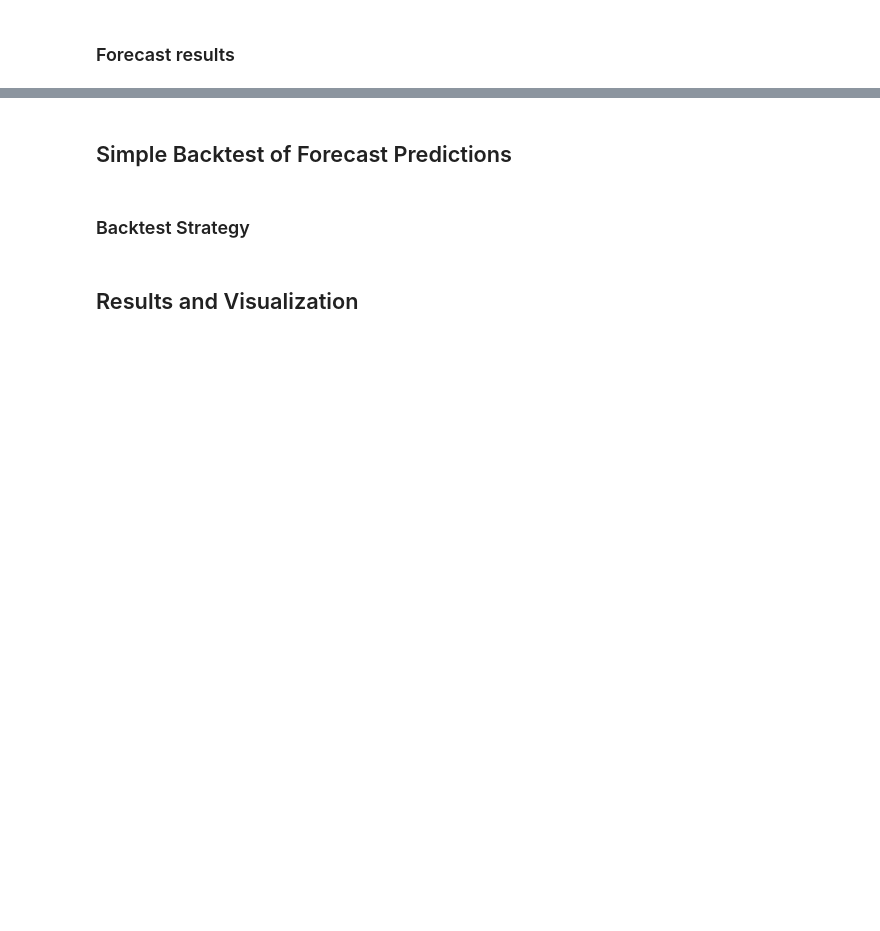
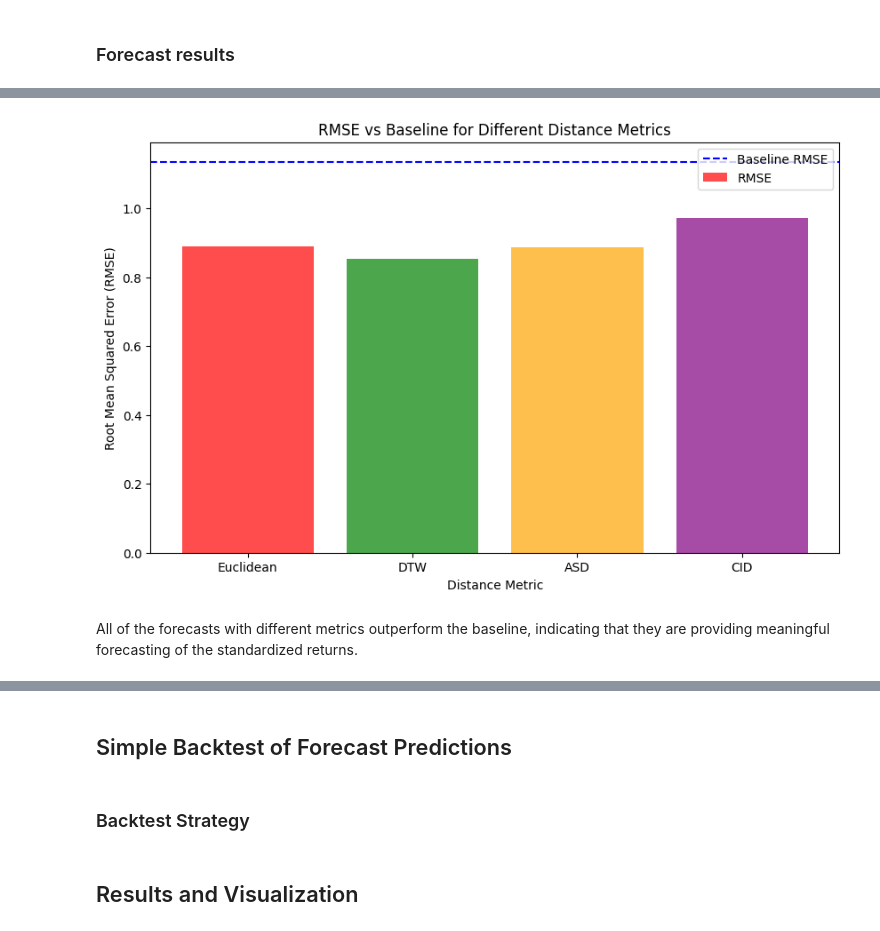
Before and after one commit to Kristofferjoha/Dynamic-Time-Patterns, a Jupyter notebook: Dynamic_Time_Patterns.ipynb, the cells around one changed output, grey strips where cells are left out. Cells and saved outputs as stored; diff of their text form; code cells hidden in the pictures; blank space fills up the shorter version.

```diff
--- a/Dynamic_Time_Patterns.ipynb
+++ b/Dynamic_Time_Patterns.ipynb
@@ -671,0 +910,24 @@ Time
+# %%
+def calculate_rmse(actual, predicted):
+    # First, calculate MSE
+    total_error = 0
+    for i in range(len(actual)):
+        total_error += (actual[i] - predicted[i]) ** 2
+
+    mse = total_error / len(actual)
+
+    # Take the square root of MSE to get RMSE
+    rmse = math.sqrt(mse)
+    return rmse
+
+# Calculate RMSE for each of the predictions
+rmse_euc = calculate_rmse(y_actual, y_pred_euc)
+rmse_dtw = calculate_rmse(y_actual, y_pred_dtw)
+rmse_asd = calculate_rmse(y_actual, y_pred_asd)
+rmse_cid = calculate_rmse(y_actual, y_pred_cid)
+
+# Print the RMSE results
+print(f"Root Mean Squared Error (RMSE) - Euclidean: {rmse_euc}")
+print(f"Root Mean Squared Error (RMSE) - DTW: {rmse_dtw}")
+print(f"Root Mean Squared Error (RMSE) - ASD: {rmse_asd}")
+print(f"Root Mean Squared Error (RMSE) - CID: {rmse_cid}")
@@ -671,0 +950,21 @@ Time
+# %%
+rmse_values = {'Euclidean': rmse_euc,'DTW': rmse_dtw,'ASD': rmse_asd,'CID': rmse_cid}
+
+# Baseline RMSE (mean of actual values)
+mean_std_ema_return = df['std_ema_returns'].mean()
+baseline_predictions_std_ema = np.full(len(df['std_ema_returns']), mean_std_ema_return)
+baseline_rmse_std_ema = np.sqrt(mean_squared_error(df['std_ema_returns'], baseline_predictions_std_ema))
+
+# Plotting
+plt.figure(figsize=(10, 6))
+plt.bar(rmse_values.keys(), rmse_values.values(), color=['red', 'green', 'orange', 'purple'], alpha=0.7, label="RMSE")
+plt.axhline(y=baseline_rmse_std_ema, color='b', linestyle='--', label="Baseline RMSE")
+plt.xlabel('Distance Metric')
+plt.ylabel('Root Mean Squared Error (RMSE)')
+plt.title('RMSE vs Baseline for Different Distance Metrics')
+plt.legend()
+plt.show()
+# %% [output]
+[figure, added]
+# %% [markdown]
+All of the forecasts with different metrics outperform the baseline, indicating that they are providing meaningful forecasting of the standardized returns.
```
Also changed, not shown: parts of 32 cells of this notebook.
